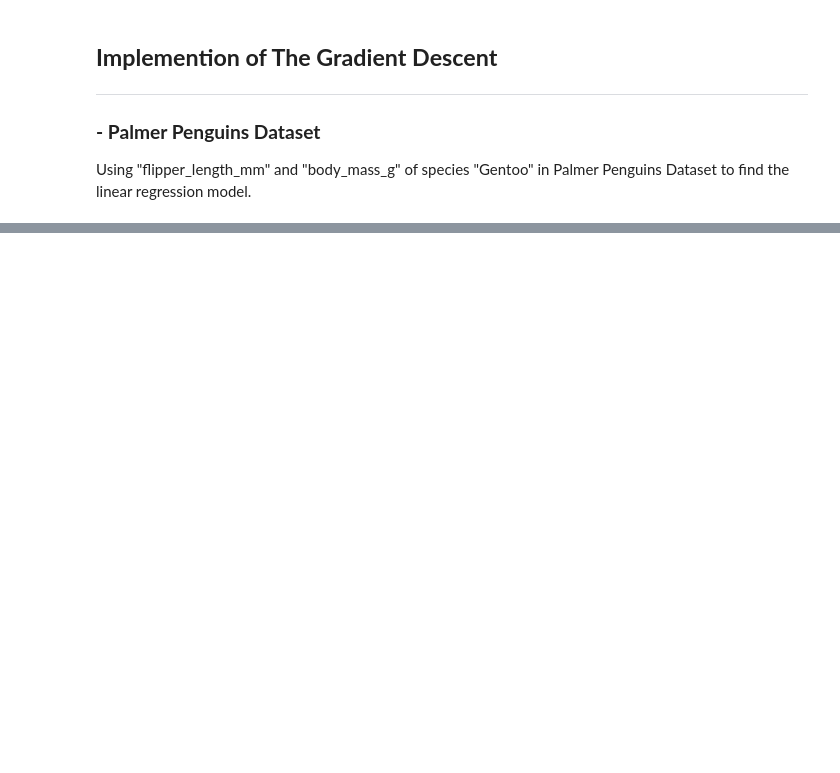
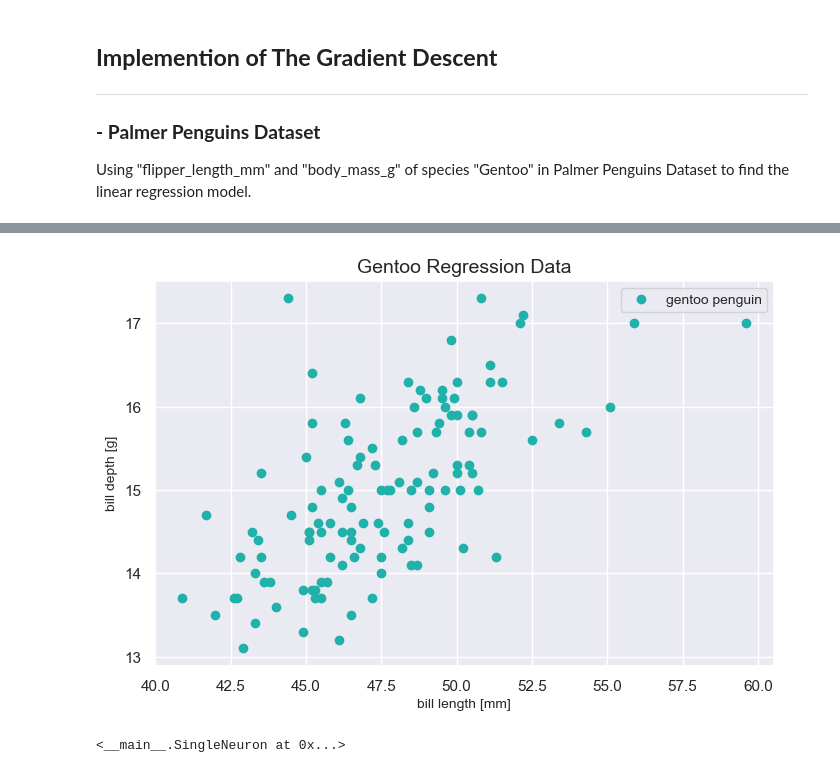
Before and after one commit to Kay-zttang/ML-Course-Notes, a Jupyter notebook: Lec4_The_Gradient_Descent/The_Gradient_Descent.ipynb, the cells around one changed output, grey strips where cells are left out. Cells and saved outputs as stored; diff of their text form; code cells hidden in the pictures; blank space fills up the shorter version.

```diff
--- a/Lec4_The_Gradient_Descent/The_Gradient_Descent.ipynb
+++ b/Lec4_The_Gradient_Descent/The_Gradient_Descent.ipynb
@@ -40,0 +93,22 @@ plt.show()
+# %%
+X = df.bill_length_mm.values
+X = X.reshape(-1, 1)
+y = df.bill_depth_mm.values
+
+plt.figure(figsize = (8, 5))
+plt.scatter(X, y, color = "lightseagreen", label = "gentoo penguin")
+plt.xlabel("bill length [mm]", fontsize = 10)
+plt.ylabel("bill depth [g]", fontsize = 10)
+plt.title("Gentoo Regression Data", fontsize = 14)
+plt.legend(fontsize = 10)
+plt.show()
+# %% [output]
+[figure, added]
+# %%
+def linear_activation(z):
+    return z
+
+node = SingleNeuron(linear_activation)
+node.train(X, y, alpha = 0.0001, epochs = 5)
+# %% [output]
+<__main__.SingleNeuron at 0x...>
```
Also changed, not shown: parts of 4 cells of this notebook.
